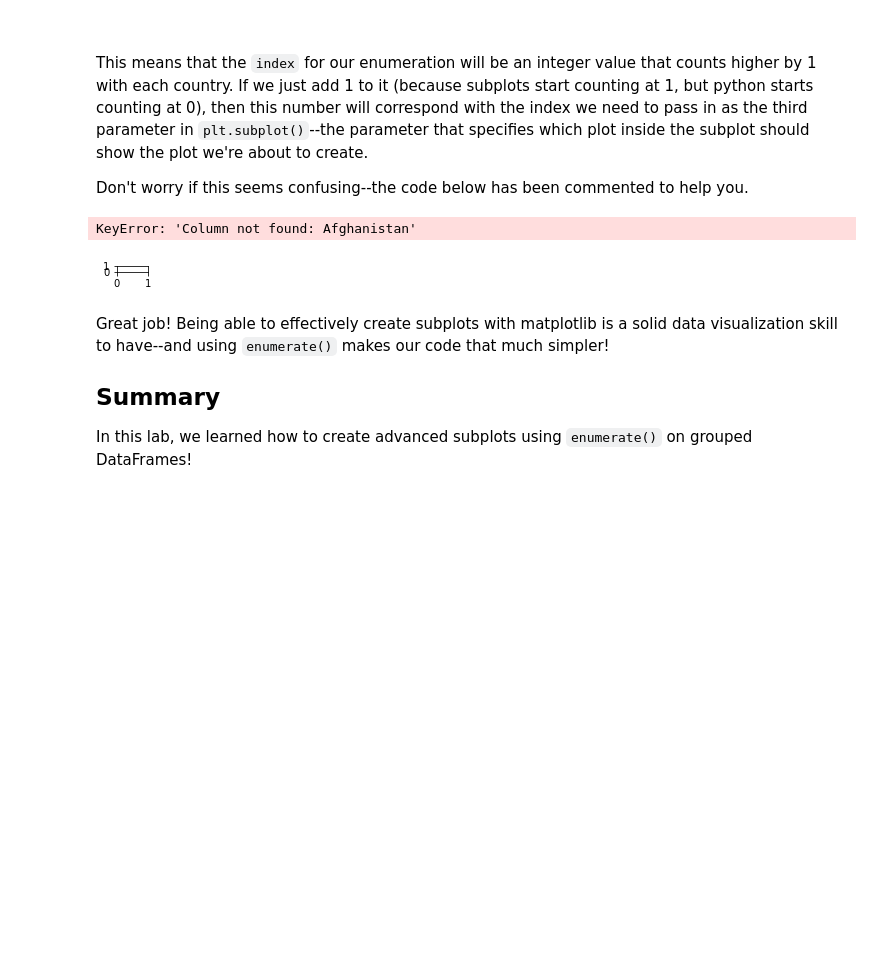
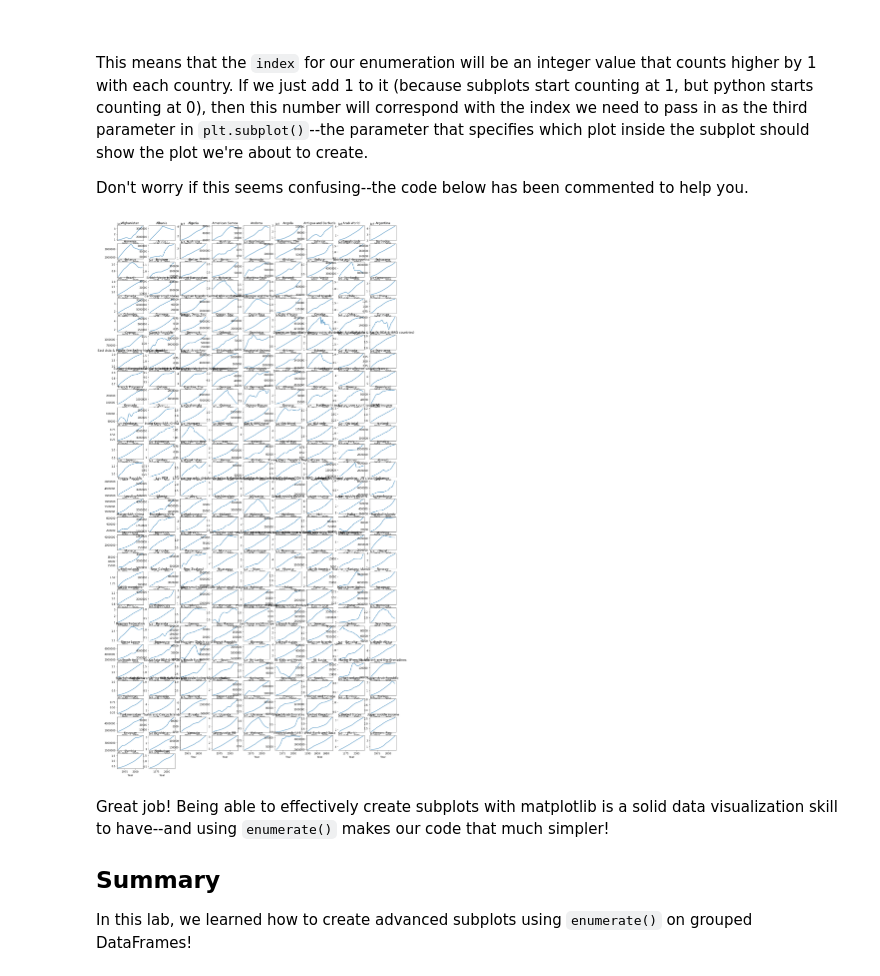
Before and after one commit to kemepley/dsc-subplots-and-enumeration-lab-dc-ds-career-042219, a Jupyter notebook: Subplots Lab.ipynb, the cells around one changed output. Cells and saved outputs as stored; diff of their text form; code cells hidden in the pictures; blank space fills up the shorter version.

```diff
--- a/Subplots Lab.ipynb
+++ b/Subplots Lab.ipynb
@@ -221,28 +221,27 @@ Don't worry if this seems confusing--the code below has been commented to help y
 # %%
 # Group the DataFrame by Country Name--this line has been provided for you
 grouped_df = df.groupby('Country Name')
 
 # pass in figsize=(20,40), and also set the facecolor parameter to 'white'
-plt.figure(figsize=None, facecolor='white')
+plt.figure(figsize=(20,40), facecolor='white')
 
 # Complete the line below so that the first loop variable is the called index,
 # and the second loop variable is the tuple (countryname, population).
 for index, (countryname, population) in enumerate(grouped_df):
 
     # Get the unique subplot where the plot we're creating during this iteration
     # of the loop will live. Our subplot will be 30 rows of 9 plots each.
     # Set the third value to be index+1
     ax = plt.subplot(30, 9, index+1)
 
     # Complete the line to create the plot for this subplot.
     # Same visualizations as we created above!
-    population.plot(x=grouped_df[countryname], y=grouped_df[population], ax=index, legend=False)
+    population.plot(x='Year', y='Value', ax=ax, legend=False)
 
     # Set the title of each plot, so we know which country it represents
     ax.set_title(countryname)
 # %% [output]
-KeyError: 'Column not found: Afghanistan'
-[figure, old version]
+[figure, new version]
 # %% [markdown]
 Great job! Being able to effectively create subplots with matplotlib is a solid data visualization skill to have--and using `enumerate()` makes our code that much simpler!
 
```
